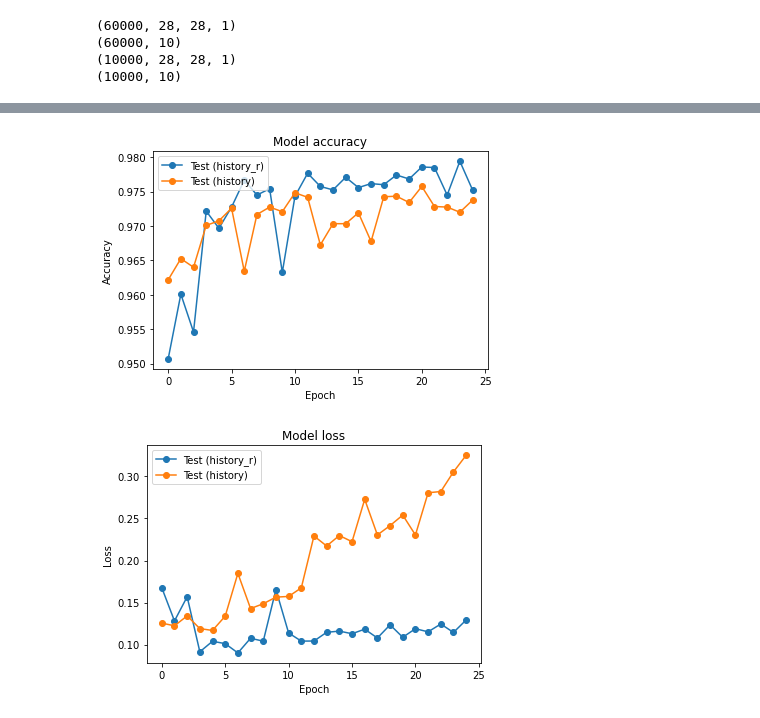
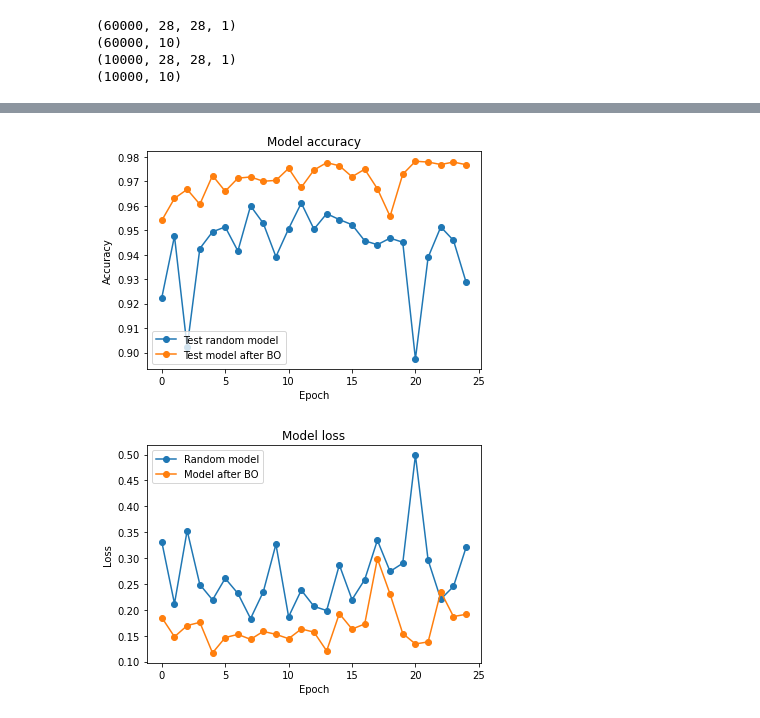
Before and after one commit to Villinger1999/BO-Mini-project, a Jupyter notebook: model_jupyter.ipynb, the cells around one changed output, grey strips where cells are left out. Saved outputs shown, nothing was run; the diff lists cells and outputs as text; code cells hidden in the pictures.

Commit message:
model work

```diff
--- a/model_jupyter.ipynb
+++ b/model_jupyter.ipynb
@@ -74,7 +74,7 @@ def create_mlp_model(num_hidden_layers, neurons_per_layer, learning_rate):
     return model
 
 random_model = create_mlp_model(random.choice(domain[0]['domain']), random.choice(domain[1]['domain']), random.uniform(domain[2]['domain'][0], domain[2]['domain'][1]))
-random_model.compile(optimizer=Adam(learning_rate=0.0001), loss='categorical_crossentropy', metrics=['accuracy'])
+random_model.compile(optimizer=Adam(learning_rate=random.uniform(domain[2]['domain'][0], domain[2]['domain'][1])), loss='categorical_crossentropy', metrics=['accuracy'])
 # random_model.fit(X_train, y_train, epochs=50, batch_size=64, validation_split=0.2)
 history_r = random_model.fit(X_train, y_train, epochs=25, batch_size=64, validation_split=0.2)
 print(random_model)
@@ -191,27 +189,27 @@ plt.show()
 # %%
 # Plot training & validation accuracy values for history_r
 plt.plot(history_r.history['val_accuracy'], marker='o', linestyle='-')
 
 # Plot training & validation accuracy values for history
 plt.plot(history.history['val_accuracy'], marker='o', linestyle='-')
 
 plt.title('Model accuracy')
 plt.ylabel('Accuracy')
 plt.xlabel('Epoch')
-plt.legend(['Test (history_r)', 'Test (history)'], loc='upper left')
+plt.legend(['Test random model', 'Test model after BO'], loc='lower left')
 plt.show()
 
 # Plot validation loss values for history
 plt.plot(history_r.history['val_loss'], marker='o', linestyle='-')
 
 # Plot validation loss values for history
 plt.plot(history.history['val_loss'], marker='o', linestyle='-')
 
 plt.title('Model loss')
 plt.ylabel('Loss')
 plt.xlabel('Epoch')
-plt.legend(['Test (history_r)', 'Test (history)'], loc='upper left')
+plt.legend(['Random model', 'Model after BO'], loc='upper left')
 plt.show()
 # %% [output]
-[figure, old version]
+[figure, new version]
-[figure, old version]
+[figure, new version]
```
Also changed, not shown: parts of 7 cells of this notebook.
